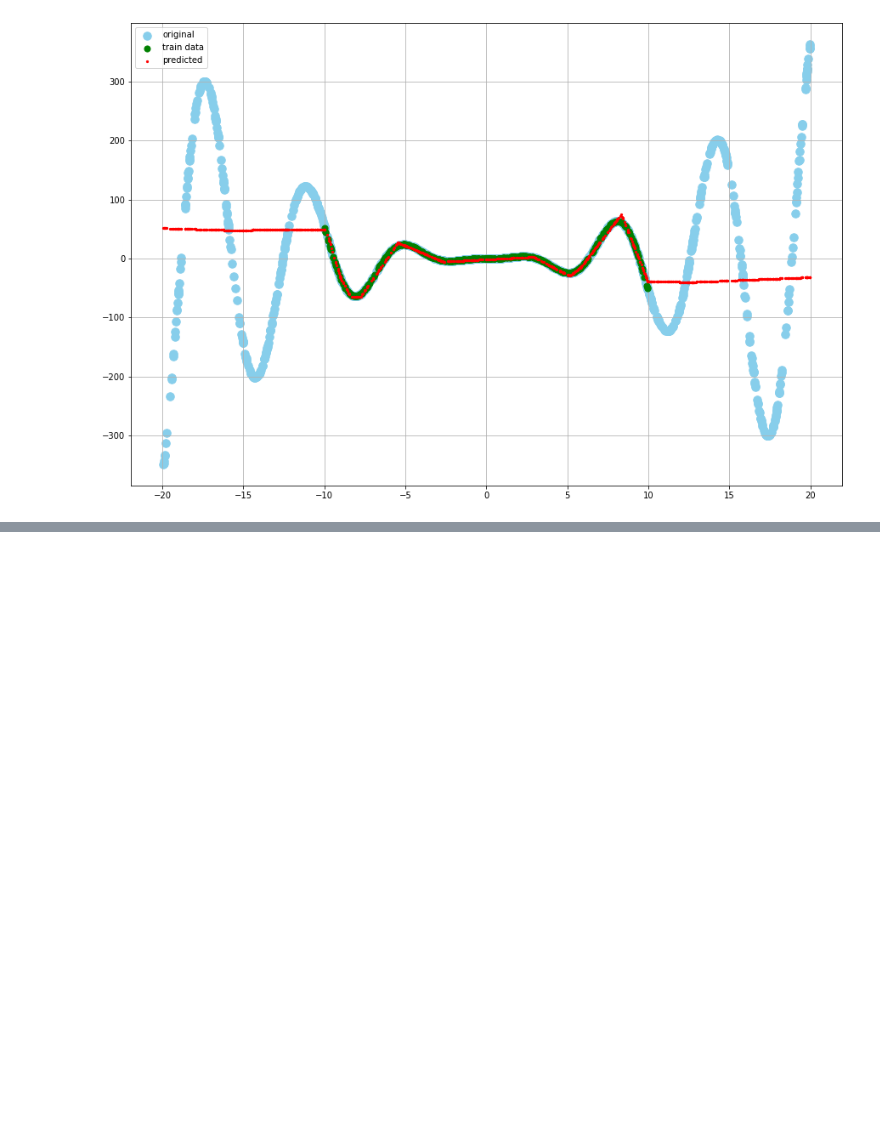
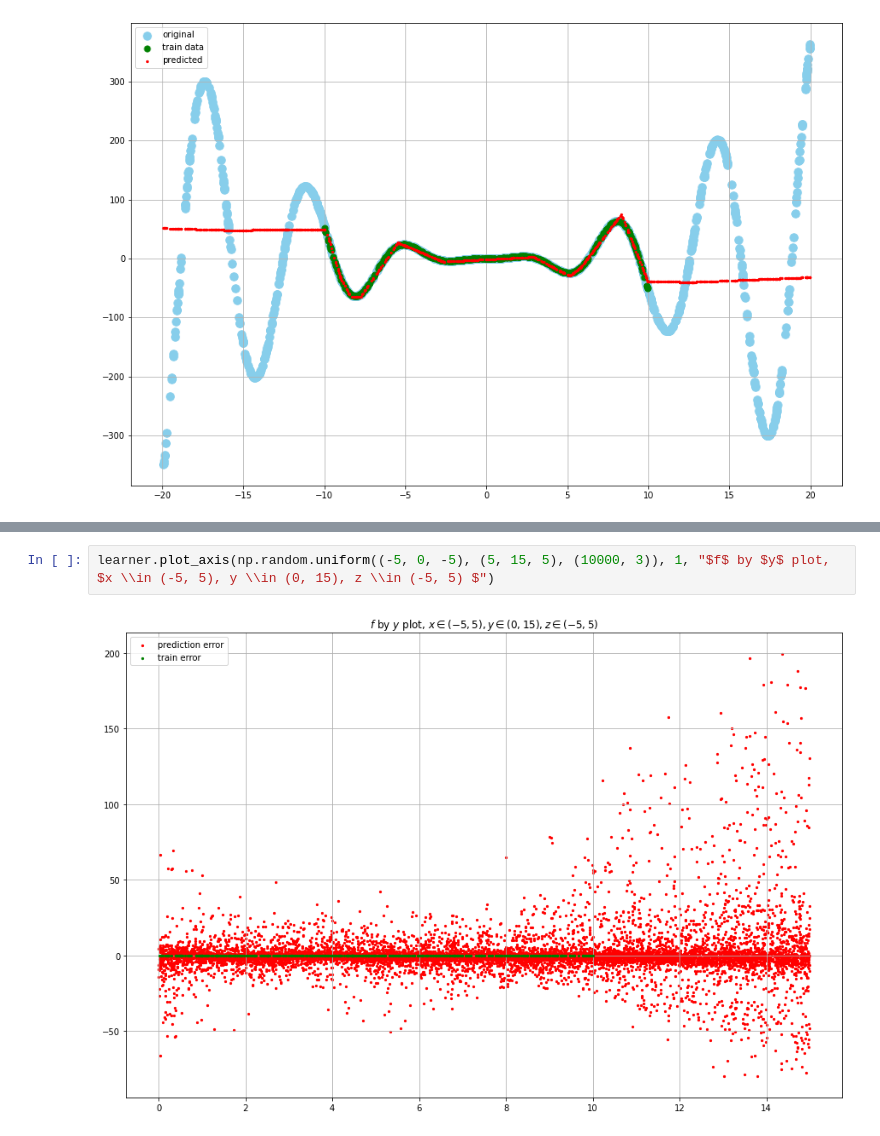
Before and after one commit to ahmadsalimi/AiProjects, a Jupyter notebook: 4. MlpNeuralNetworks/FunctionPrediction.ipynb, the cells around one changed output, grey strips where cells are left out. Drawn from its saved outputs; the diff is of its cells as text; blank space fills up the shorter version.

```diff
--- a/4. MlpNeuralNetworks/FunctionPrediction.ipynb
+++ b/4. MlpNeuralNetworks/FunctionPrediction.ipynb
@@ -213,0 +250,4 @@ learner.accuracy(np.random.uniform((-7, -7), (7, 7), (10000, 2)))
+# %%
+learner.plot_axis(np.random.uniform((-5, 0, -5), (5, 15, 5), (10000, 3)), 1, "$f$ by $y$ plot, $x \\in (-5, 5), y \\in (0, 15), z \\in (-5, 5) $")
+# %% [output]
+[figure, added]
```
Also changed, not shown: parts of 21 cells of this notebook.
